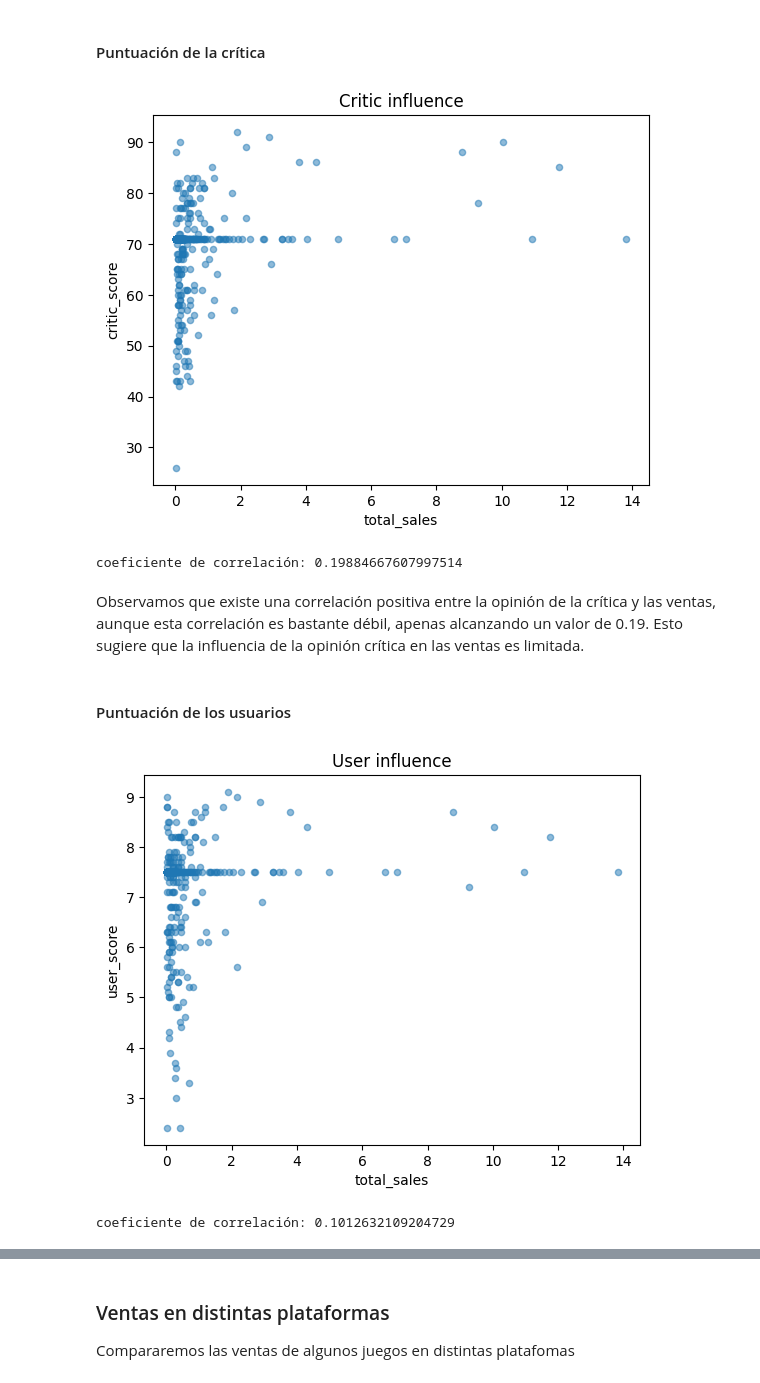
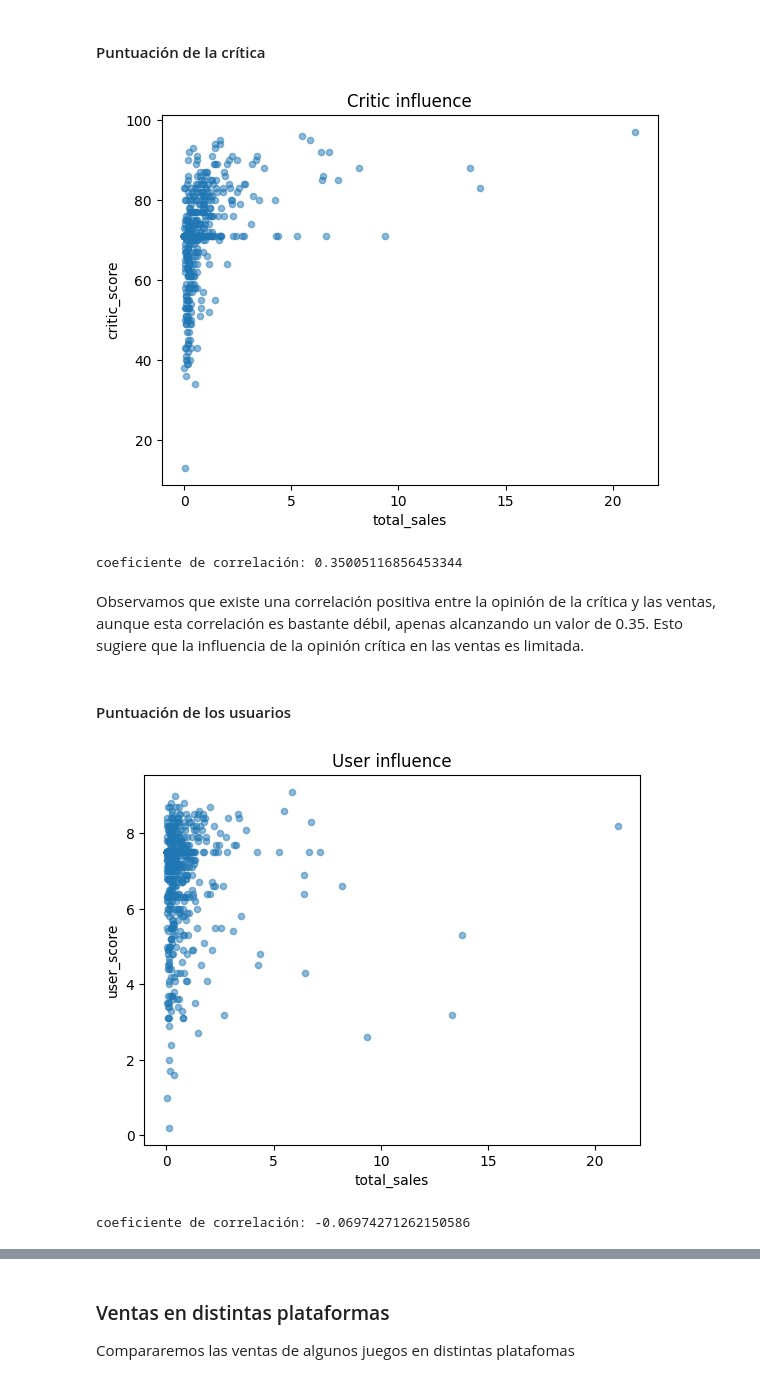
Before and after one commit to emmcors/videogame_sales, a Jupyter notebook: campaña_2017.ipynb, the cells around one changed output, grey strips where cells are left out. Cells and saved outputs as stored; diff of their text form; code cells hidden in the pictures.

```diff
--- a/campaña_2017.ipynb
+++ b/campaña_2017.ipynb
@@ -250,0 +224,4 @@ For example, when doing 'df[col].method(value, inplace=True)', try using 'df.met
+# %%
+# sustituimos las valores ausentes con la mediana para la puntuación de la critica y usuarios
+df_games.fillna({'critic_score':critic_score_median}, inplace=True)
+df_games.fillna({'user_score':user_score_median}, inplace=True)
@@ -250,0 +253,3 @@ For example, when doing 'df[col].method(value, inplace=True)', try using 'df.met
+# %%
+def rating_ESRB(genre):
+    return df_games[df_games['genre']==genre]['rating'].value_counts().idxmax()
@@ -251,3 +262,7 @@ For example, when doing 'df[col].method(value, inplace=True)', try using 'df.met
+# %%
+missing_ratings = df_games['rating'].isna()
+
+df_games.loc[missing_ratings, 'rating'] = df_games.loc[missing_ratings, 'genre'].apply(rating_ESRB)
 # %%
 # vemos el dataframe resultante después de las transformaciones
 df_games.info()
@@ -274,6 +289,6 @@ memory usage: 1.5+ MB
 ### Ventas totales
 Calcularemos las ventas totales para cada juego, sumando las ventas de cada región y crearemos una nueva columna con ese dato.
 # %%
-df_games['total_sales'] = df_games['na_sales'] + df_games['eu_sales'] + df_games['jp_sales']
+df_games['total_sales'] = df_games['na_sales'] + df_games['eu_sales'] + df_games['jp_sales'] + df_games['other_sales']
 print(df_games['total_sales'])
 # %% [output]
@@ -507,28 +517,28 @@ Name: name, dtype: int64
 # %% [markdown]
 #### Puntuación de la crítica
 # %%
-df_games_pc = df_games_filtered[df_games_filtered['platform']=='3DS']
-df_games_pc.plot(
+df_games_ps3 = df_games_filtered[df_games_filtered['platform']=='PS3']
+df_games_ps3.plot(
     x='total_sales',
     y='critic_score',
     kind='scatter',
     alpha= 0.5,
     title = 'Critic influence'
 )
 plt.show()
 # %% [output]
-[figure, old version]
+[figure, new version]
 # %%
 #obtenemos el coeficiente de correlación
-print('coeficiente de correlación:',df_games_pc['total_sales'].corr(df_games_pc['critic_score']))
+print('coeficiente de correlación:',df_games_ps3['total_sales'].corr(df_games_ps3['critic_score']))
 # %% [output]
-coeficiente de correlación: 0.19884667607997514
+coeficiente de correlación: 0.35005116856453344
 # %% [markdown]
-Observamos que existe una correlación positiva entre la opinión de la crítica y las ventas, aunque esta correlación es bastante débil, apenas alcanzando un valor de 0.19. Esto sugiere que la influencia de la opinión crítica en las ventas es limitada.
+Observamos que existe una correlación positiva entre la opinión de la crítica y las ventas, aunque esta correlación es bastante débil, apenas alcanzando un valor de 0.35. Esto sugiere que la influencia de la opinión crítica en las ventas es limitada.
 # %% [markdown]
 #### Puntuación de los usuarios
 # %%
-df_games_pc.plot(
+df_games_ps3.plot(
     x='total_sales',
     y='user_score',
     kind='scatter',
@@ -537,10 +547,10 @@ df_games_pc.plot(
 )
 plt.show()
 # %% [output]
-[figure, old version]
+[figure, new version]
 # %%
 #obtenemos el coeficiente de correlación
-print('coeficiente de correlación:',df_games_pc['total_sales'].corr(df_games_pc['user_score']))
+print('coeficiente de correlación:',df_games_ps3['total_sales'].corr(df_games_ps3['user_score']))
 # %% [output]
-coeficiente de correlación: 0.1012632109204729
+coeficiente de correlación: -0.06974271262150586
 # %% [markdown]
```
Also changed, not shown: parts of 64 cells of this notebook, 1 other file.
